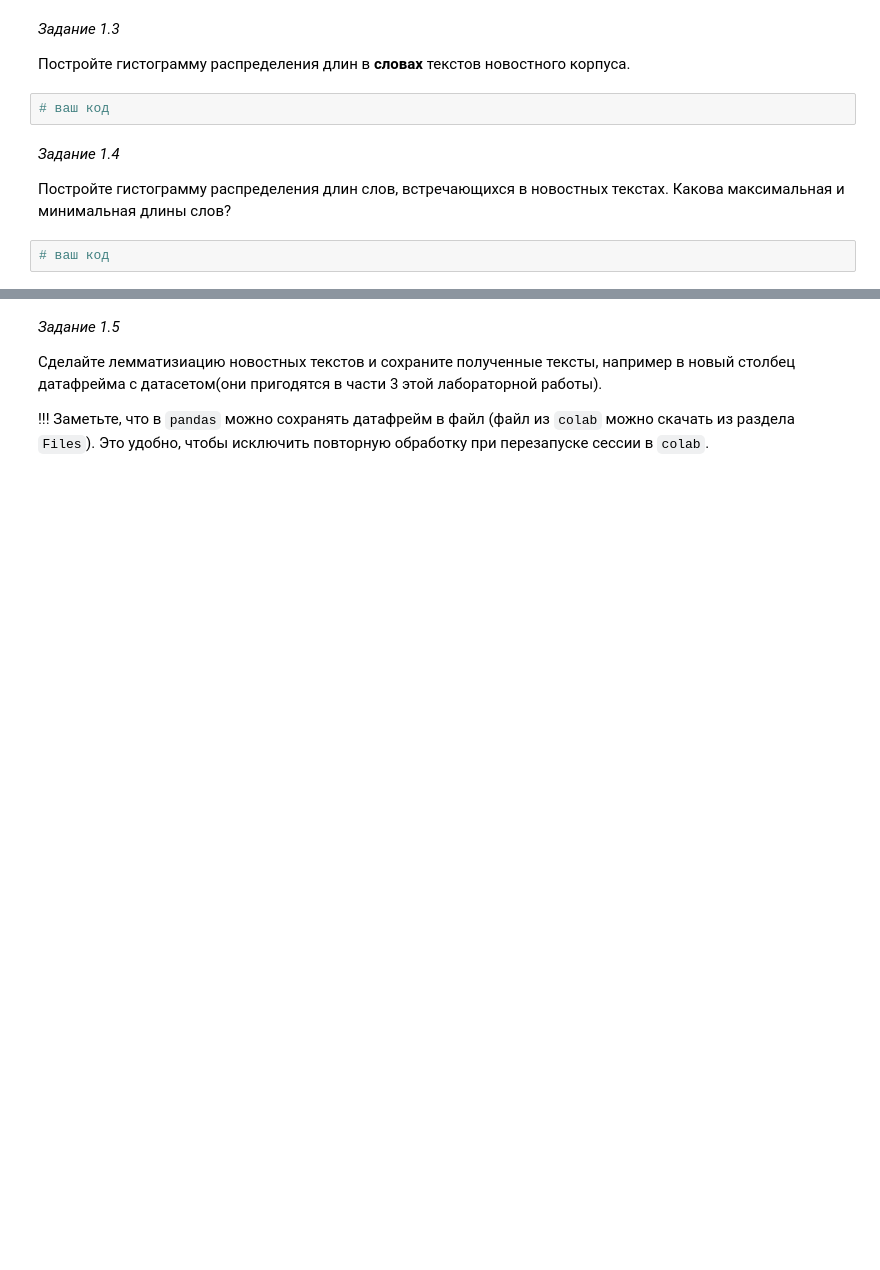
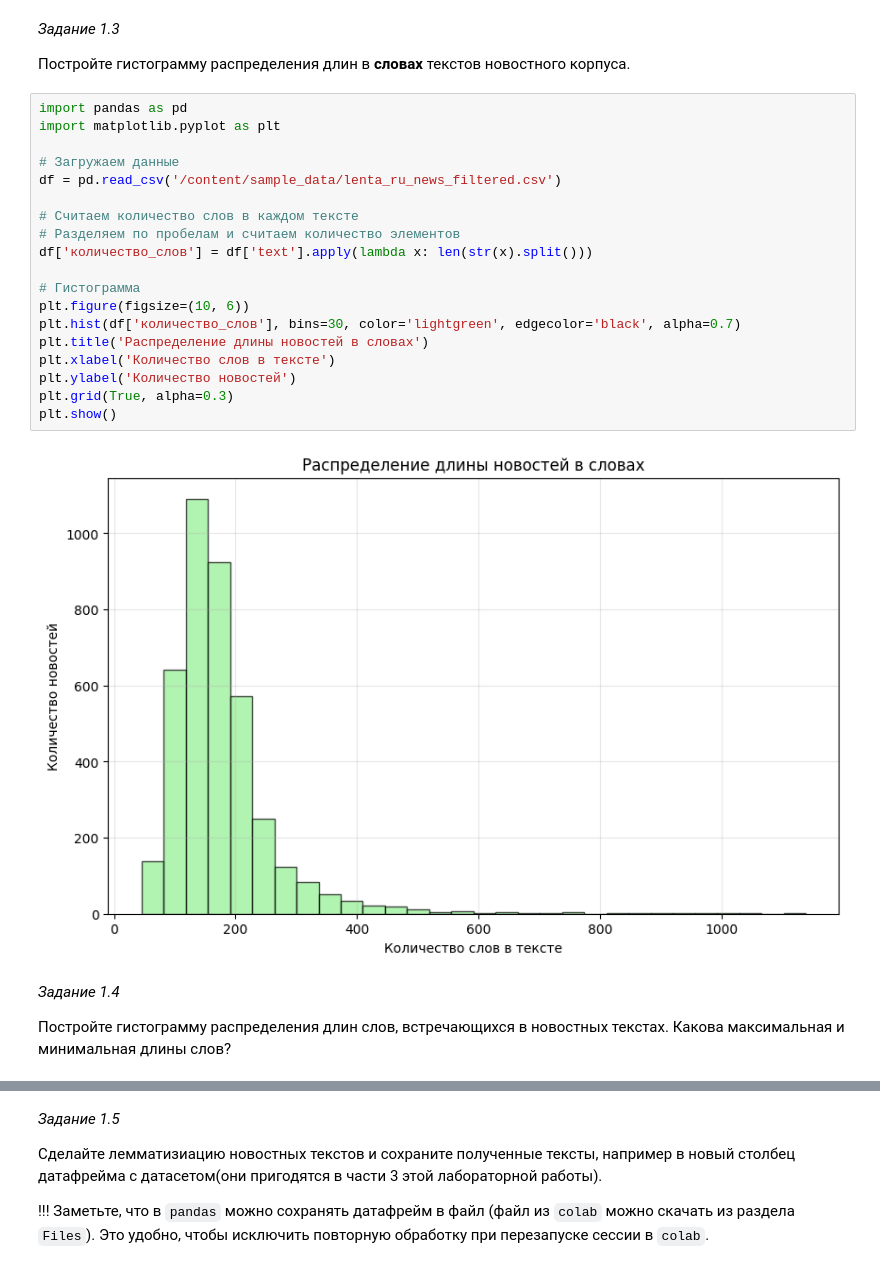
Before and after one commit to MikhailOOOOO/-, a Jupyter notebook: nlp_lab_1 (2026).ipynb, the cells around one changed output, grey strips where cells are left out. Saved outputs shown, nothing was run; the diff lists cells and outputs as text; blank space fills up the shorter version.

```diff
--- a/nlp_lab_1 (2026).ipynb
+++ b/nlp_lab_1 (2026).ipynb
@@ -139,11 +156,28 @@ Name: count, dtype: int64
 *Задание 1.3*
 
 Постройте гистограмму распределения длин в **словах** текстов новостного корпуса.
-# %%
-# ваш код
+# %%
+import pandas as pd
+import matplotlib.pyplot as plt
+
+# Загружаем данные
+df = pd.read_csv('/content/sample_data/lenta_ru_news_filtered.csv')
+
+# Считаем количество слов в каждом тексте
+# Разделяем по пробелам и считаем количество элементов
+df['количество_слов'] = df['text'].apply(lambda x: len(str(x).split()))
+
+# Гистограмма
+plt.figure(figsize=(10, 6))
+plt.hist(df['количество_слов'], bins=30, color='lightgreen', edgecolor='black', alpha=0.7)
+plt.title('Распределение длины новостей в словах')
+plt.xlabel('Количество слов в тексте')
+plt.ylabel('Количество новостей')
+plt.grid(True, alpha=0.3)
+plt.show()
+# %% [output]
+[figure, added]
 # %% [markdown]
 *Задание 1.4*
 
 Постройте гистограмму распределения длин слов, встречающихся в новостных текстах. Какова максимальная и минимальная длины слов?
-# %%
-# ваш код
```
Also changed, not shown: parts of 5 cells of this notebook.
